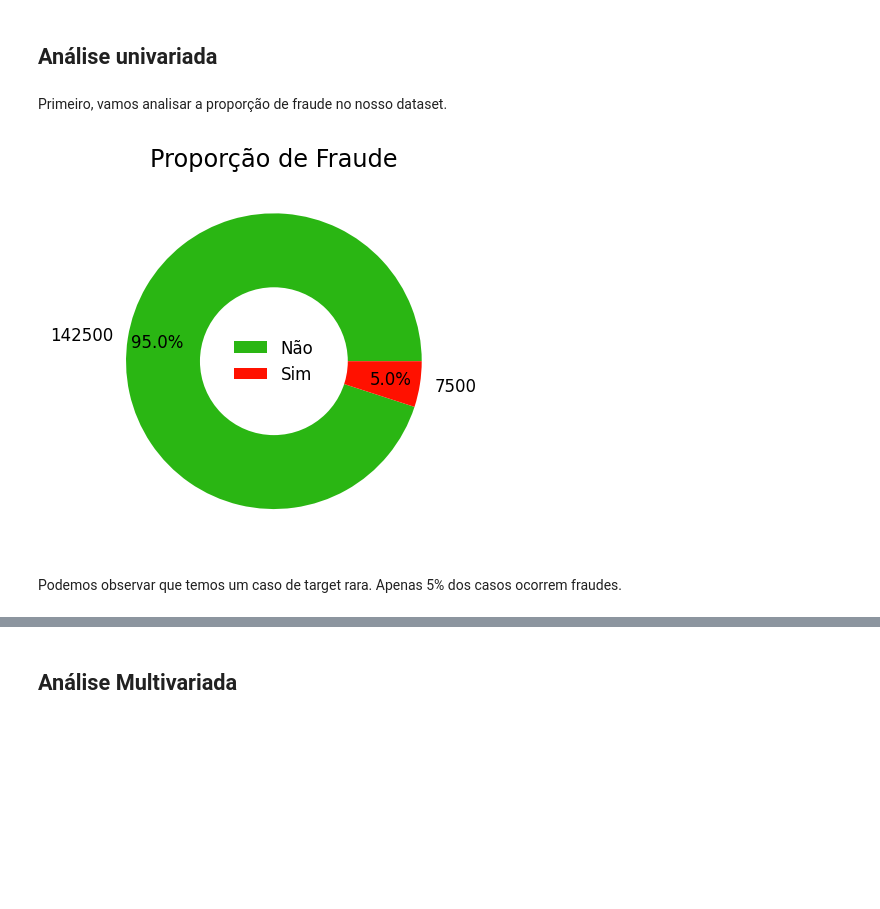
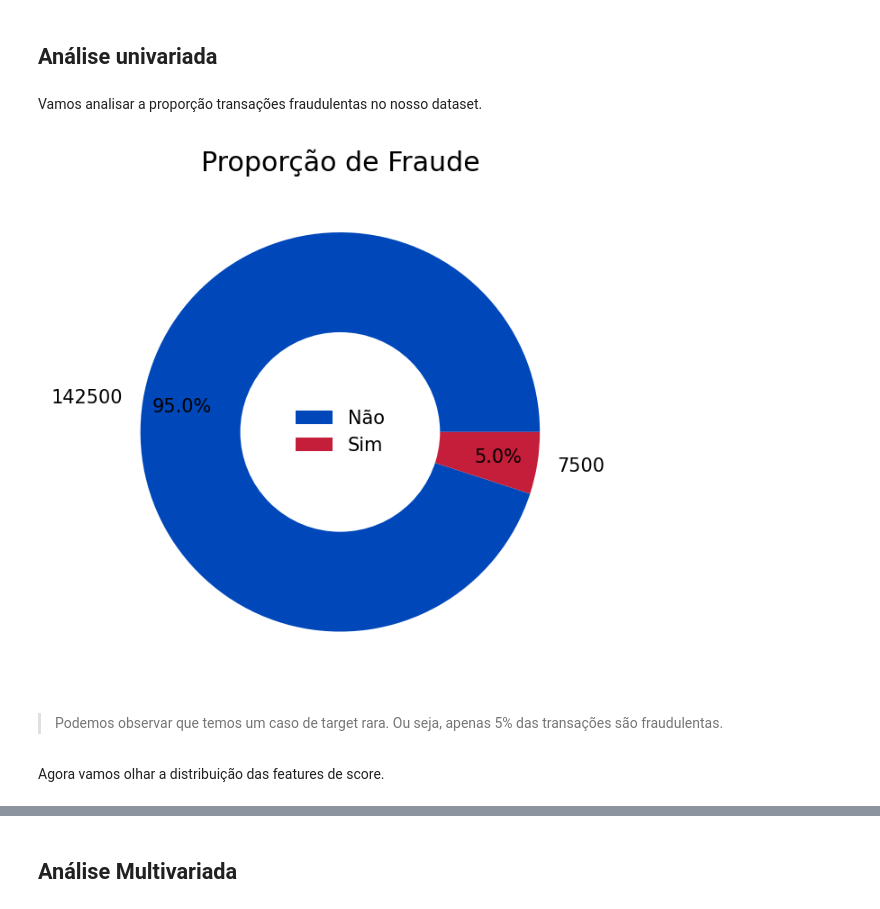
Before and after one commit to francismelojr/fraud-modeling, a Jupyter notebook: src/ml/model.ipynb, the cells around one changed output, grey strips where cells are left out. Cells and saved outputs as stored; diff of their text form; code cells hidden in the pictures; blank space fills up the shorter version.

```diff
--- a/src/ml/model.ipynb
+++ b/src/ml/model.ipynb
@@ -39,2 +92,2 @@ from sklearn.metrics import roc_curve, roc_auc_score
 # %%
-data = pd.read_csv(r'C:\Users\franc\Data Science\Notebooks\fraud-modeling\data\data.csv')
+data = pd.read_csv('../../data/data.csv')
@@ -73,4 +122,4 @@ Devemos nos preocupar em como tratar esses valores. Entretanto, iremos fazer iss
 # %% [markdown]
 ## Análise univariada
 # %% [markdown]
-Primeiro, vamos analisar a proporção de fraude no nosso dataset.
+Vamos analisar a proporção transações fraudulentas no nosso dataset.
@@ -79,27 +126,33 @@ palette = ["#2ab613", "#ff1100"]
+# %%
+# definindo paleta de cores para os gráficos
+palette = ["#0048BA", "#c41e3a"]
 # %%
+# criação de um gráfico de donut para representar a proporção de transações fraudulentas
 donut = data["fraude"].value_counts().reset_index()
 
 labels = ["Não", "Sim"]
 explode = (0, 0)
 
-fig, ax = plt.subplots(dpi=120, figsize=(8, 4))
+fig, ax = plt.subplots(dpi=150)
 plt.pie(donut["fraude"],
         labels=donut["fraude"],
         autopct="%1.1f%%",
         pctdistance=0.8,
         explode=explode, colors= palette)
 
 centre_circle = plt.Circle((0.0, 0.0), 0.5, fc='white')
 fig = plt.gcf()
 fig.gca().add_artist(centre_circle)
 
 plt.title("Proporção de Fraude")
 plt.legend(labels, loc="center", frameon=False)
 plt.show();
 # %% [output]
-[figure, old version]
+[figure, new version]
 # %% [markdown]
-Podemos observar que temos um caso de target rara. Apenas 5% dos casos ocorrem fraudes.
+> Podemos observar que temos um caso de target rara. Ou seja, apenas 5% das transações são fraudulentas.
+# %% [markdown]
+Agora vamos olhar a distribuição das features de score.
 # %%
 fig, axes = plt.subplots(5, 2, figsize=(10, 10))
 
```
Also changed, not shown: parts of 207 cells of this notebook, 8 other files.
